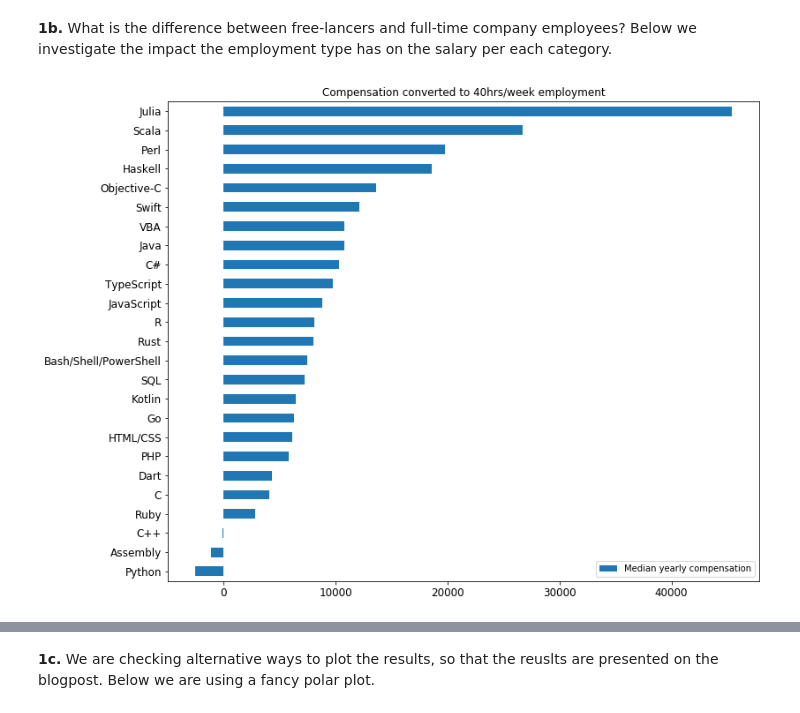
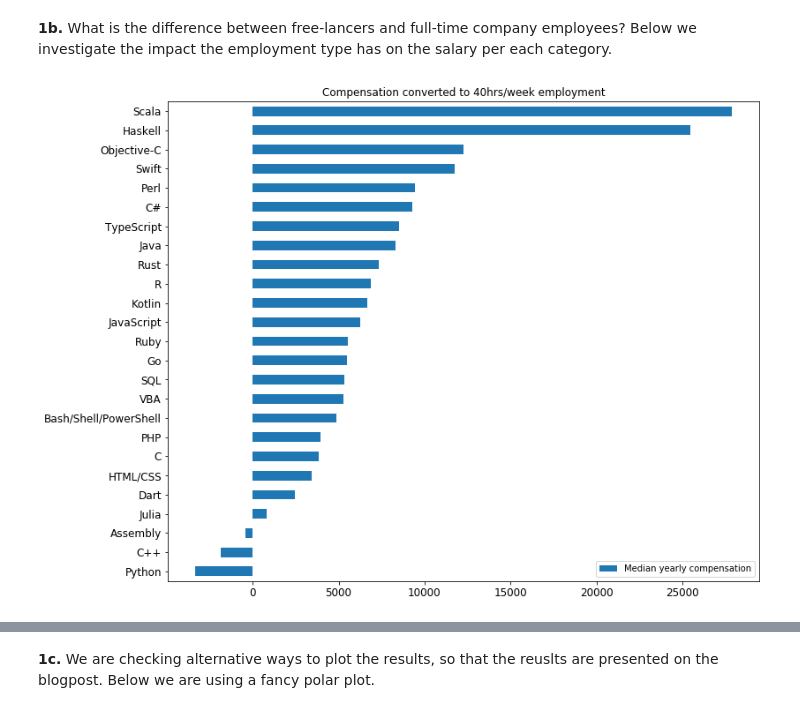
Before and after one commit to lsiafara/Data-Science-Blog-Post, a Jupyter notebook: How to level up your career.ipynb, the cells around one changed output, grey strips where cells are left out. Drawn from its saved outputs; the diff is of its cells as text; code cells hidden in the pictures.

```diff
--- a/How to level up your career.ipynb
+++ b/How to level up your career.ipynb
@@ -192,0 +104,3 @@ axes = df_agg_freelancer[['Median yearly compensation']].plot(subplots=True, lay
+# %%
+employment_mask = ['Employed full-time']
+df_fil_employee = c.filter_employment(df_fil_employee, employment_mask)
@@ -192,0 +109,7 @@ axes = df_agg_freelancer[['Median yearly compensation']].plot(subplots=True, lay
+# %%
+df_fil_freelancer = df[['LanguageWorkedWith', 'DevType', 'ConvertedComp', 'JobSat', 'WorkWeekHrs', 'Employment']]
+df_fil_freelancer = df_fil_freelancer.dropna(subset=['ConvertedComp', 'LanguageWorkedWith', 'WorkWeekHrs'], axis=0)
+df_fil_freelancer = df_fil_freelancer.reset_index()
+# %%
+employment_mask = ['Independent contractor, freelancer, or self-employed']
+df_fil_freelancer = c.filter_employment(df_fil_freelancer, employment_mask)
@@ -192,0 +164,3 @@ axes = df_agg_freelancer[['Median yearly compensation']].plot(subplots=True, lay
+# %%
+df_agg_employee = c.calculate_salary_per_category(df_fil_employee, 'LanguageWorkedWith')
+df_agg_freelancer = c.calculate_salary_per_category(df_fil_freelancer, 'LanguageWorkedWith')
@@ -194,11 +176,11 @@ axes = df_agg_freelancer[['Median yearly compensation']].plot(subplots=True, lay
 
 **1b.** What is the difference between free-lancers and full-time company employees? Below we investigate the impact the employment type has on the salary per each category.
 # %%
-df_diff= (df_agg_freelancer - df_agg_full_time).sort_values(by = ['Median yearly compensation'], ascending= True)
+df_diff= (df_agg_freelancer - df_agg_employee).sort_values(by = ['Median yearly compensation'], ascending= True)
 
 ax = df_diff[['Median yearly compensation']].plot(kind='barh', title ="Compensation converted to 40hrs/week employment", figsize=(12, 10), legend=True, fontsize=12)
 # %% [output]
-[figure, old version]
+[figure, new version]
 # %%
 df_diff.sort_values(by = ['Median yearly compensation'], ascending= False).style.bar(subset=['Median yearly compensation'], align='mid', color=['#d65f5f', '#5fba7d'])
 # %% [output]
```
Also changed, not shown: parts of 57 cells of this notebook, 3 other files.
